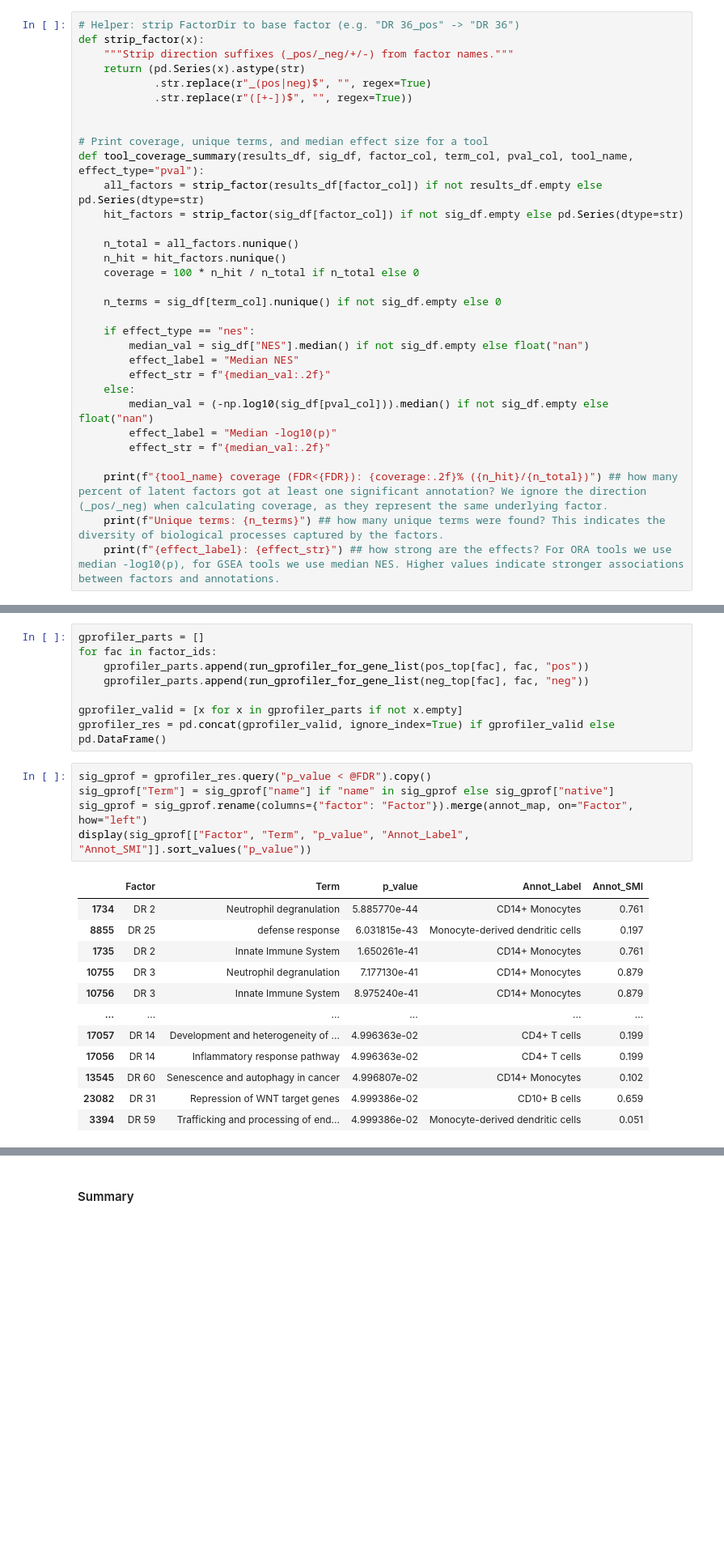
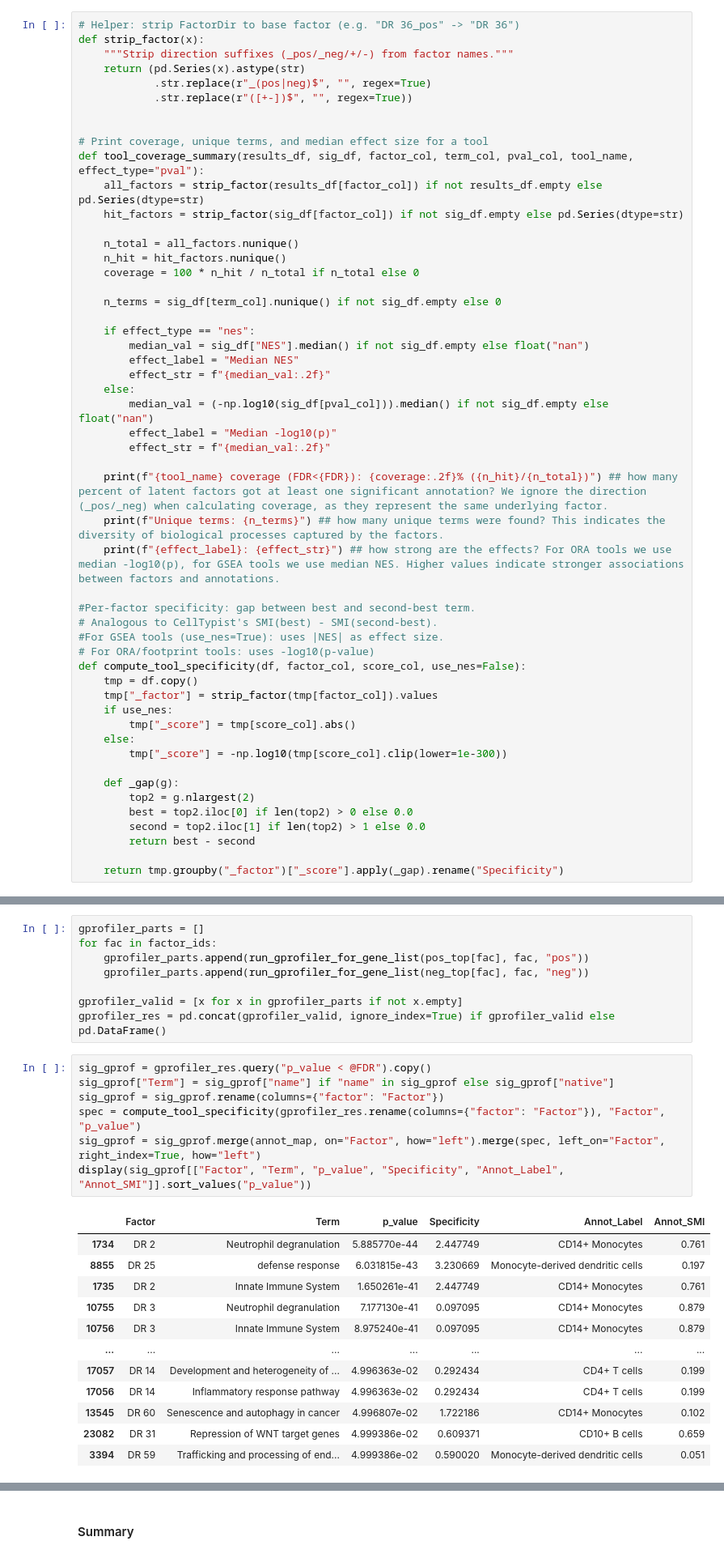
Before and after one commit to clarasoekler/DRVI_tutorials, a Jupyter notebook: identification_of_factors.ipynb, the cells around one changed output, grey strips where cells are left out. Shown at 81% size. Cells and saved outputs as stored; diff of their text form; blank space fills up the shorter version.

```diff
--- a/identification_of_factors.ipynb
+++ b/identification_of_factors.ipynb
@@ -501,4 +510,24 @@ def tool_coverage_summary(results_df, sig_df, factor_col, term_col, pval_col, to
     print(f"{tool_name} coverage (FDR<{FDR}): {coverage:.2f}% ({n_hit}/{n_total})") ## how many percent of latent factors got at least one significant annotation? We ignore the direction (_pos/_neg) when calculating coverage, as they represent the same underlying factor.
     print(f"Unique terms: {n_terms}") ## how many unique terms were found? This indicates the diversity of biological processes captured by the factors.
     print(f"{effect_label}: {effect_str}") ## how strong are the effects? For ORA tools we use median -log10(p), for GSEA tools we use median NES. Higher values indicate stronger associations between factors and annotations.
+
+#Per-factor specificity: gap between best and second-best term.
+# Analogous to CellTypist's SMI(best) - SMI(second-best).
+#For GSEA tools (use_nes=True): uses |NES| as effect size.
+# For ORA/footprint tools: uses -log10(p-value)
+def compute_tool_specificity(df, factor_col, score_col, use_nes=False):
+    tmp = df.copy()
+    tmp["_factor"] = strip_factor(tmp[factor_col]).values
+    if use_nes:
+        tmp["_score"] = tmp[score_col].abs()
+    else:
+        tmp["_score"] = -np.log10(tmp[score_col].clip(lower=1e-300))
+
+    def _gap(g):
+        top2 = g.nlargest(2)
+        best = top2.iloc[0] if len(top2) > 0 else 0.0
+        second = top2.iloc[1] if len(top2) > 1 else 0.0
+        return best - second
+
+    return tmp.groupby("_factor")["_score"].apply(_gap).rename("Specificity")
 # %% [markdown]
@@ -1017,18 +1116,20 @@ gprofiler_res = pd.concat(gprofiler_valid, ignore_index=True) if gprofiler_valid
 # %%
 sig_gprof = gprofiler_res.query("p_value < @FDR").copy()
 sig_gprof["Term"] = sig_gprof["name"] if "name" in sig_gprof else sig_gprof["native"]
-sig_gprof = sig_gprof.rename(columns={"factor": "Factor"}).merge(annot_map, on="Factor", how="left")
-display(sig_gprof[["Factor", "Term", "p_value", "Annot_Label", "Annot_SMI"]].sort_values("p_value"))
+sig_gprof = sig_gprof.rename(columns={"factor": "Factor"})
+spec = compute_tool_specificity(gprofiler_res.rename(columns={"factor": "Factor"}), "Factor", "p_value")
+sig_gprof = sig_gprof.merge(annot_map, on="Factor", how="left").merge(spec, left_on="Factor", right_index=True, how="left")
+display(sig_gprof[["Factor", "Term", "p_value", "Specificity", "Annot_Label", "Annot_SMI"]].sort_values("p_value"))
 # %% [output]
-|  | Factor | Term | p_value | Annot_Label | Annot_SMI |
-| 1734 | DR 2 | Neutrophil degranulation | 5.885770e-44 | CD14+ Monocytes | 0.761 |
-| 8855 | DR 25 | defense response | 6.031815e-43 | Monocyte-derived dendritic cells | 0.197 |
-| 1735 | DR 2 | Innate Immune System | 1.650261e-41 | CD14+ Monocytes | 0.761 |
-| 10755 | DR 3 | Neutrophil degranulation | 7.177130e-41 | CD14+ Monocytes | 0.879 |
-| 10756 | DR 3 | Innate Immune System | 8.975240e-41 | CD14+ Monocytes | 0.879 |
-| ... | ... | ... | ... | ... | ... |
-| 17057 | DR 14 | Development and heterogeneity of ... | 4.996363e-02 | CD4+ T cells | 0.199 |
-| 17056 | DR 14 | Inflammatory response pathway | 4.996363e-02 | CD4+ T cells | 0.199 |
-| 13545 | DR 60 | Senescence and autophagy in cancer | 4.996807e-02 | CD14+ Monocytes | 0.102 |
-| 23082 | DR 31 | Repression of WNT target genes | 4.999386e-02 | CD10+ B cells | 0.659 |
-| 3394 | DR 59 | Trafficking and processing of end... | 4.999386e-02 | Monocyte-derived dendritic cells | 0.051 |
+|  | Factor | Term | p_value | Specificity | Annot_Label | Annot_SMI |
+| 1734 | DR 2 | Neutrophil degranulation | 5.885770e-44 | 2.447749 | CD14+ Monocytes | 0.761 |
+| 8855 | DR 25 | defense response | 6.031815e-43 | 3.230669 | Monocyte-derived dendritic cells | 0.197 |
+| 1735 | DR 2 | Innate Immune System | 1.650261e-41 | 2.447749 | CD14+ Monocytes | 0.761 |
+| 10755 | DR 3 | Neutrophil degranulation | 7.177130e-41 | 0.097095 | CD14+ Monocytes | 0.879 |
+| 10756 | DR 3 | Innate Immune System | 8.975240e-41 | 0.097095 | CD14+ Monocytes | 0.879 |
+| ... | ... | ... | ... | ... | ... | ... |
+| 17057 | DR 14 | Development and heterogeneity of ... | 4.996363e-02 | 0.292434 | CD4+ T cells | 0.199 |
+| 17056 | DR 14 | Inflammatory response pathway | 4.996363e-02 | 0.292434 | CD4+ T cells | 0.199 |
+| 13545 | DR 60 | Senescence and autophagy in cancer | 4.996807e-02 | 1.722186 | CD14+ Monocytes | 0.102 |
+| 23082 | DR 31 | Repression of WNT target genes | 4.999386e-02 | 0.609371 | CD10+ B cells | 0.659 |
+| 3394 | DR 59 | Trafficking and processing of end... | 4.999386e-02 | 0.590020 | Monocyte-derived dendritic cells | 0.051 |
```
Also changed, not shown: parts of 28 cells of this notebook.
